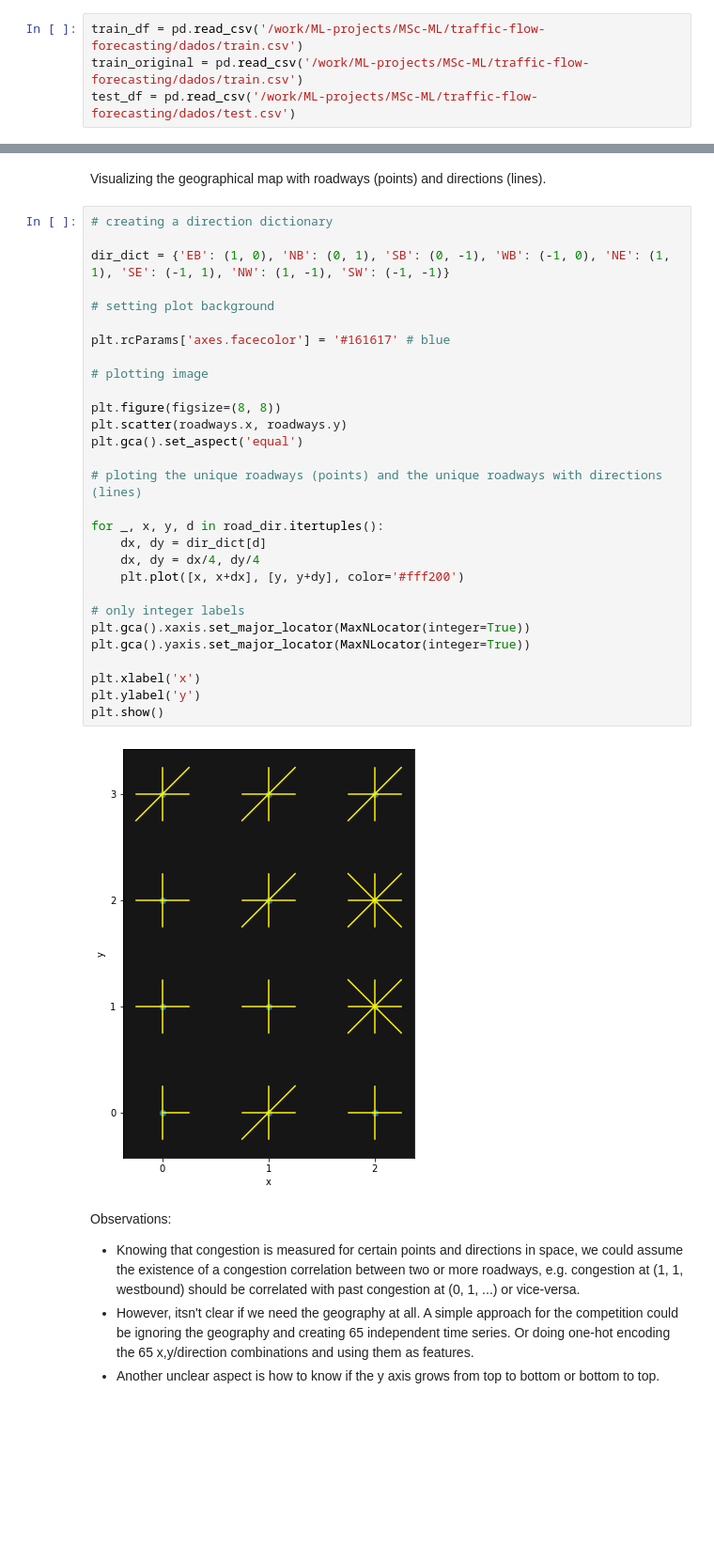
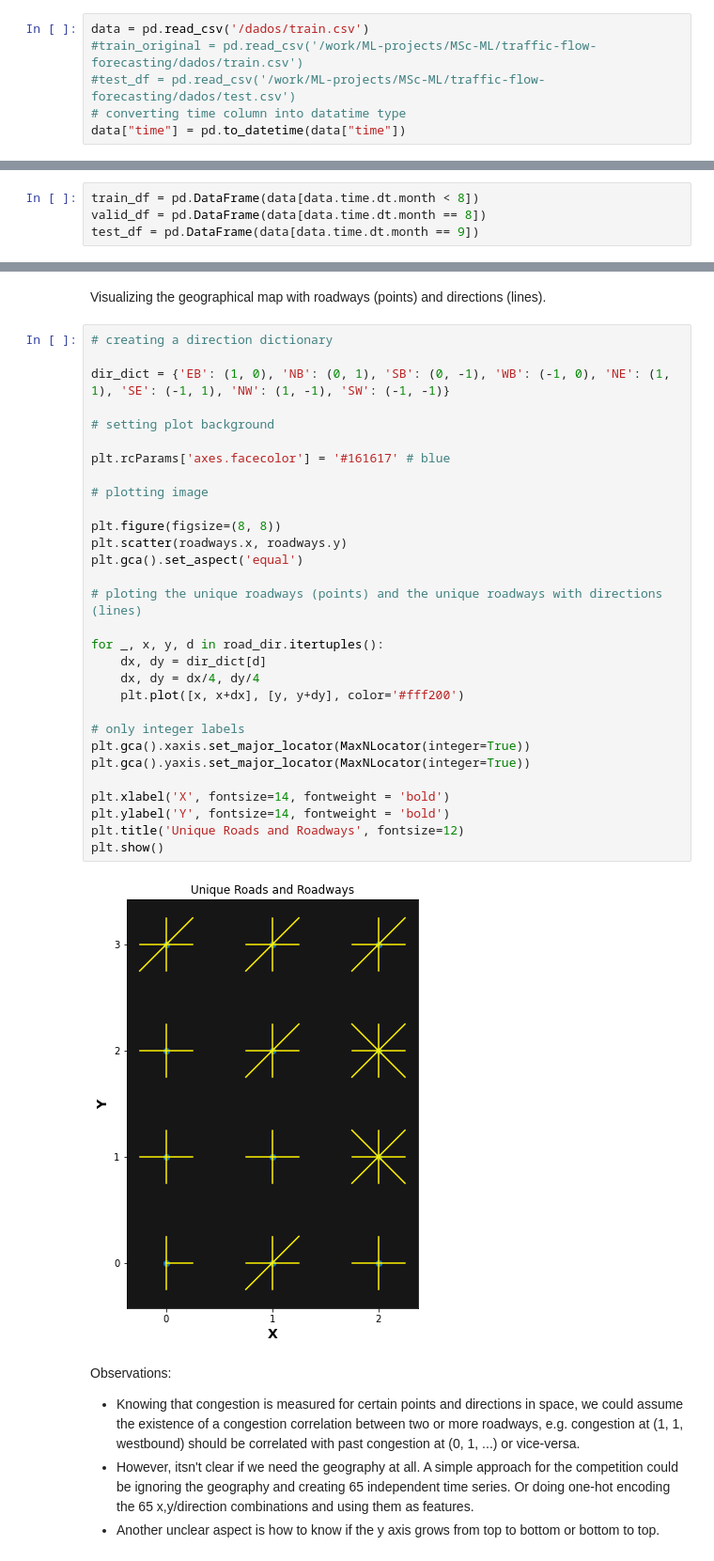
Before and after one commit to mksantos2/ML-projects, a Jupyter notebook: MSc-ML/traffic-flow-forecasting/notebook.ipynb, the cells around one changed output, grey strips where cells are left out. Shown: that part at 94% size. Cells and saved outputs as stored; diff of their text form; blank space fills up the shorter version.

```diff
--- a/MSc-ML/traffic-flow-forecasting/notebook.ipynb
+++ b/MSc-ML/traffic-flow-forecasting/notebook.ipynb
@@ -73,6 +64,8 @@ from sklearn.metrics import mean_absolute_error, mean_squared_error
 # %% [markdown]
 ### Loading the data
 # %%
-train_df = pd.read_csv('/work/ML-projects/MSc-ML/traffic-flow-forecasting/dados/train.csv')
-train_original = pd.read_csv('/work/ML-projects/MSc-ML/traffic-flow-forecasting/dados/train.csv')
-test_df = pd.read_csv('/work/ML-projects/MSc-ML/traffic-flow-forecasting/dados/test.csv')
+data = pd.read_csv('/dados/train.csv')
+#train_original = pd.read_csv('/work/ML-projects/MSc-ML/traffic-flow-forecasting/dados/train.csv')
+#test_df = pd.read_csv('/work/ML-projects/MSc-ML/traffic-flow-forecasting/dados/test.csv')
+# converting time column into datatime type
+data["time"] = pd.to_datetime(data["time"])
@@ -79 +76,5 @@ test_df = pd.read_csv('/work/ML-projects/MSc-ML/traffic-flow-forecasting/dados/t
+# %%
+train_df = pd.DataFrame(data[data.time.dt.month < 8])
+valid_df = pd.DataFrame(data[data.time.dt.month == 8])
+test_df = pd.DataFrame(data[data.time.dt.month == 9])
 # %%
@@ -132,34 +135,35 @@ Visualizing the geographical map with roadways (points) and directions (lines).
 # %%
 # creating a direction dictionary
 
 dir_dict = {'EB': (1, 0), 'NB': (0, 1), 'SB': (0, -1), 'WB': (-1, 0), 'NE': (1, 1), 'SE': (-1, 1), 'NW': (1, -1), 'SW': (-1, -1)}
 
 # setting plot background
 
 plt.rcParams['axes.facecolor'] = '#161617' # blue
 
 # plotting image
 
 plt.figure(figsize=(8, 8))
 plt.scatter(roadways.x, roadways.y)
 plt.gca().set_aspect('equal')
 
 # ploting the unique roadways (points) and the unique roadways with directions (lines)
 
 for _, x, y, d in road_dir.itertuples():
     dx, dy = dir_dict[d]
     dx, dy = dx/4, dy/4
     plt.plot([x, x+dx], [y, y+dy], color='#fff200')
 
 # only integer labels
 plt.gca().xaxis.set_major_locator(MaxNLocator(integer=True))
 plt.gca().yaxis.set_major_locator(MaxNLocator(integer=True))
 
-plt.xlabel('x')
-plt.ylabel('y')
+plt.xlabel('X', fontsize=14, fontweight = 'bold')
+plt.ylabel('Y', fontsize=14, fontweight = 'bold')
+plt.title('Unique Roads and Roadways', fontsize=12)
 plt.show()
 # %% [output]
-[figure, old version]
+[figure, new version]
 # %% [markdown]
 Observations:
 - Knowing that congestion is measured for certain points and directions in space, we could assume the existence of a congestion correlation between two or more roadways, e.g. congestion at (1, 1, westbound) should be correlated with past congestion at (0, 1, ...) or vice-versa.
```
Also changed, not shown: parts of 79 cells of this notebook.
